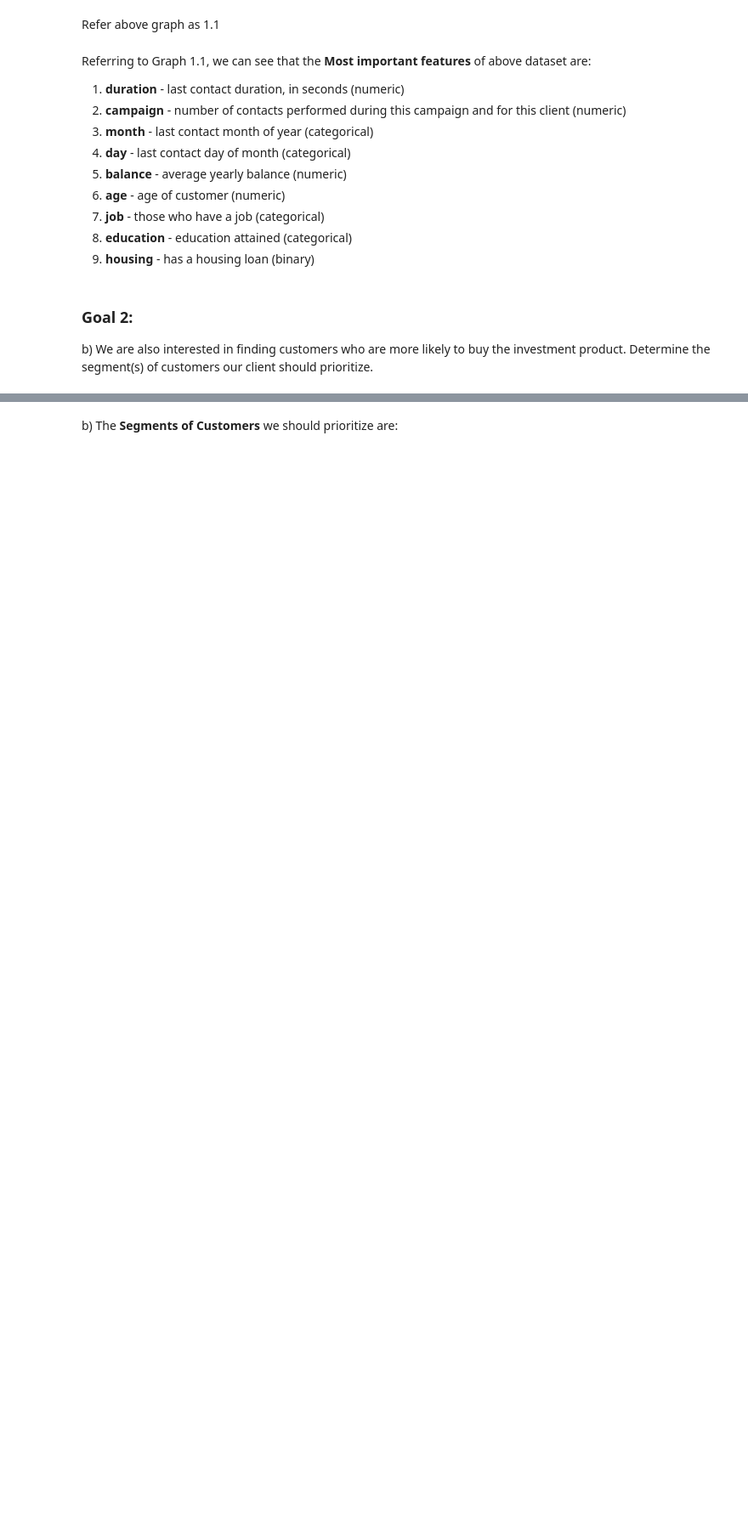
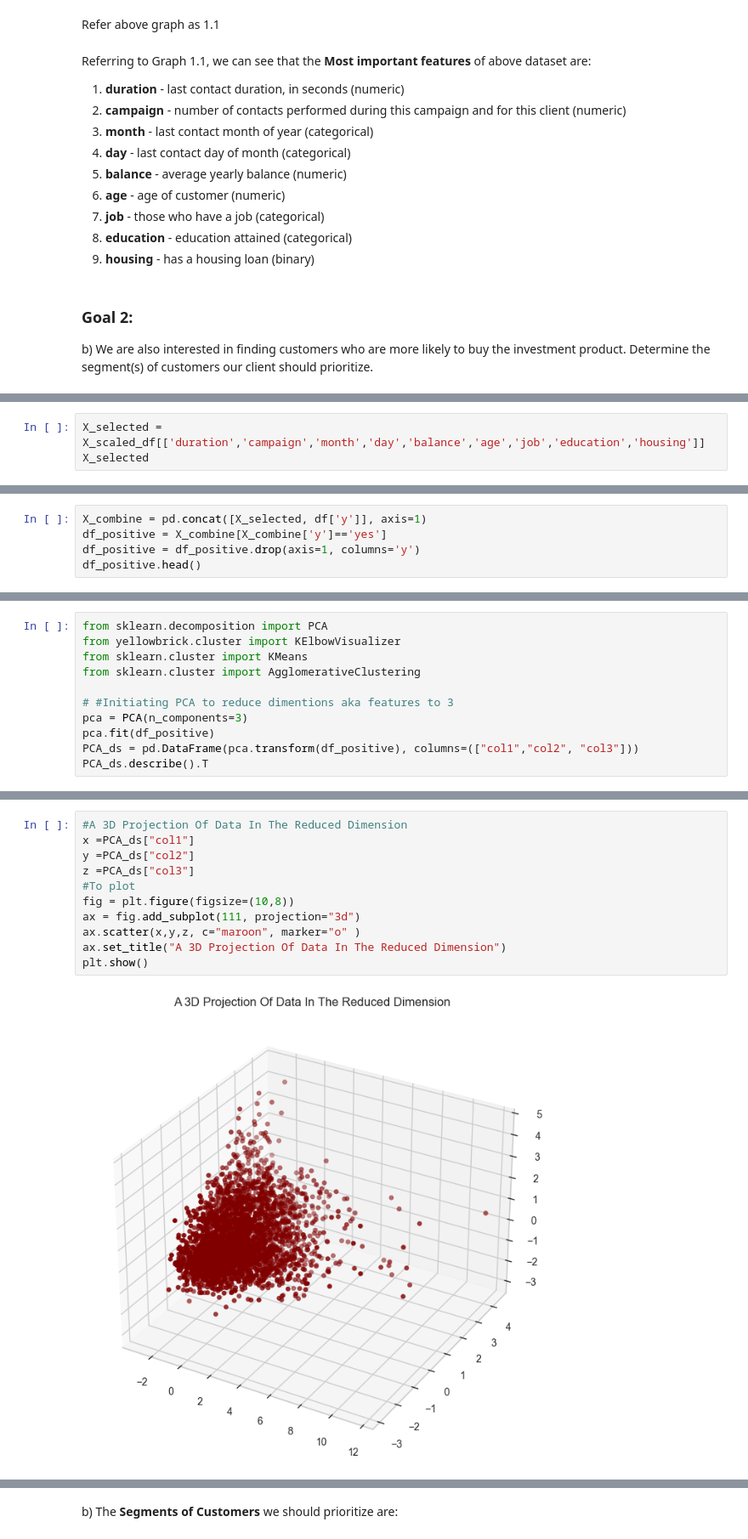
Before and after one commit to Charu21/Term-deposit-Marketing-Prediction, a Jupyter notebook: TermDepositMarketingClassification.ipynb, the cells around one changed output, grey strips where cells are left out. Shown at 85% size. Cells and saved outputs as stored; diff of their text form; blank space fills up the shorter version.

```diff
--- a/TermDepositMarketingClassification.ipynb
+++ b/TermDepositMarketingClassification.ipynb
@@ -813,0 +780,3 @@ We can see that the last contact duration for
+# %%
+X_selected = X_scaled_df[['duration','campaign','month','day','balance','age','job','education','housing']]
+X_selected
@@ -813,0 +799,5 @@ We can see that the last contact duration for
+# %%
+X_combine = pd.concat([X_selected, df['y']], axis=1)
+df_positive = X_combine[X_combine['y']=='yes']
+df_positive = df_positive.drop(axis=1, columns='y')
+df_positive.head()
@@ -813,0 +813,11 @@ We can see that the last contact duration for
+# %%
+from sklearn.decomposition import PCA
+from yellowbrick.cluster import KElbowVisualizer
+from sklearn.cluster import KMeans
+from sklearn.cluster import AgglomerativeClustering
+
+# #Initiating PCA to reduce dimentions aka features to 3
+pca = PCA(n_components=3)
+pca.fit(df_positive)
+PCA_ds = pd.DataFrame(pca.transform(df_positive), columns=(["col1","col2", "col3"]))
+PCA_ds.describe().T
@@ -813,0 +829,13 @@ We can see that the last contact duration for
+# %%
+#A 3D Projection Of Data In The Reduced Dimension
+x =PCA_ds["col1"]
+y =PCA_ds["col2"]
+z =PCA_ds["col3"]
+#To plot
+fig = plt.figure(figsize=(10,8))
+ax = fig.add_subplot(111, projection="3d")
+ax.scatter(x,y,z, c="maroon", marker="o" )
+ax.set_title("A 3D Projection Of Data In The Reduced Dimension")
+plt.show()
+# %% [output]
+[figure, added]
```
Also changed, not shown: parts of 31 cells of this notebook.
